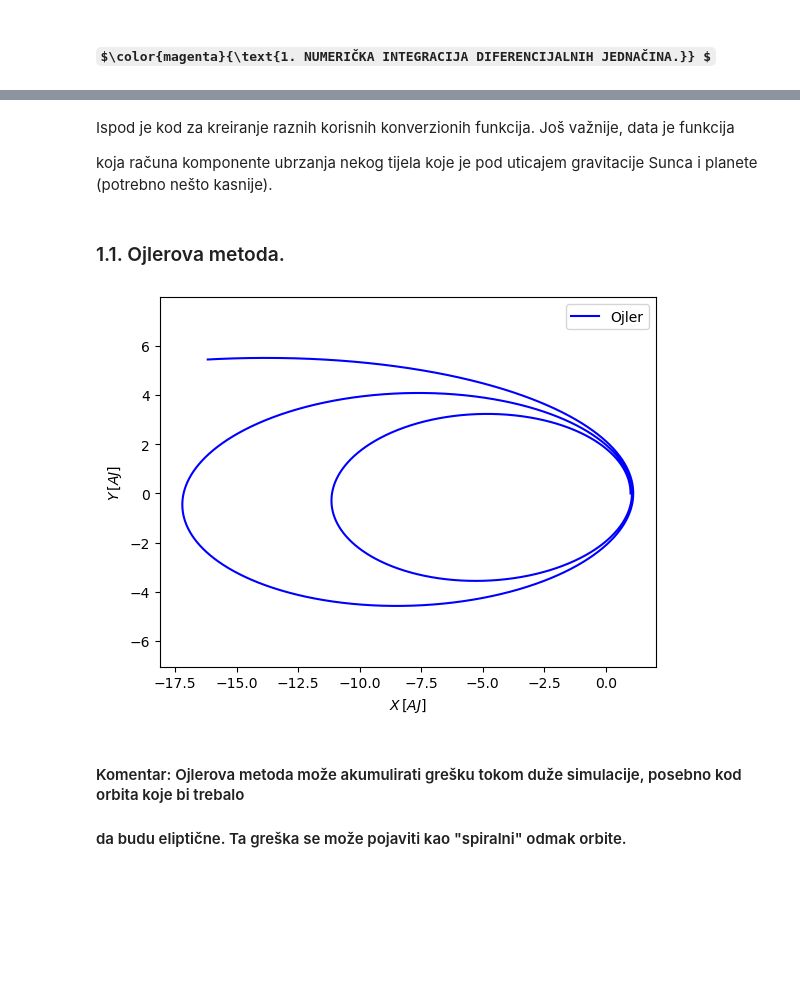
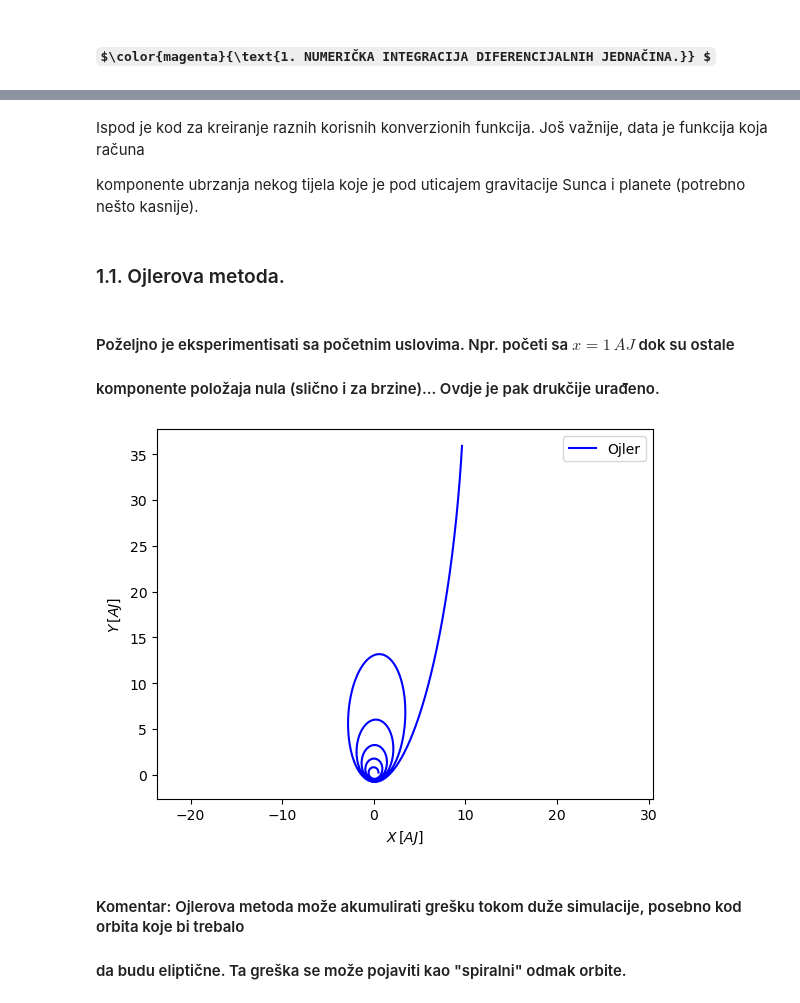
Before and after one commit to zorzeus/Numericke-metode-u-astronomiji, a Jupyter notebook: nma_07.ipynb, the cells around one changed output, grey strips where cells are left out. Cells and saved outputs as stored; diff of their text form; code cells hidden in the pictures; some formulas as TeX source; blank space fills up the shorter version.

```diff
--- a/nma_07.ipynb
+++ b/nma_07.ipynb
@@ -21,7 +25,7 @@ Pretpostavka je da su poznati početni uslovi (položaj i brzina). Takođe, pozn
 # %% [markdown]
-Ispod je kod za kreiranje raznih korisnih konverzionih funkcija. Još važnije, data je funkcija
+Ispod je kod za kreiranje raznih korisnih konverzionih funkcija. Još važnije, data je funkcija koja računa
 
-koja računa komponente ubrzanja nekog tijela koje je pod uticajem gravitacije Sunca i planete (potrebno nešto kasnije).
+komponente ubrzanja nekog tijela koje je pod uticajem gravitacije Sunca i planete (potrebno nešto kasnije).
 # %% [markdown]
 ### 1.1. Ojlerova metoda.
 # %%
@@ -67,14 +74,18 @@ def ubrzanje_3tijela(x,y,z,xp,yp,zp,Ms,Mp, gama):
 
 gm=1.32712440018e20 # gravitaciona konstanta * masa Sunca
 au=149597870700.
+# %% [markdown]
+#### Poželjno je eksperimentisati sa početnim uslovima. Npr. početi sa $x=1\,AJ$ dok su ostale
+
+#### komponente položaja nula (slično i za brzine)... Ovdje je pak drukčije urađeno.
 # %%
-x=[au2m(1)] # početni položaji
-y=[0]
+x=[au2m(0.5)] # početni položaji
+y=[au2m(0.25)]
 z=[0]
 
 vx=[0] # početne brzine
 vy=[4e4]
-vz=[0]
+vz=[1e3]
 
 t=year2second(50) # parametri integracije
 dt=day2second(1)
@@ -83,34 +94,34 @@ tt=0
 
 while tt<t:
 
     r=np.sqrt(x[-1]**2+y[-1]**2+z[-1]**2) #trenutno heliocentrično rastojanje
 
     # komponente ubrzanja
     ax=-gm/r**3*x[-1]
     ay=-gm/r**3*y[-1]
     az=-gm/r**3*z[-1]
 
     # koordinate
     x.append(x[-1]+vx[-1]*dt)
     y.append(y[-1]+vy[-1]*dt)
     z.append(z[-1]+vz[-1]*dt)
 
     # brzine
     vx.append(vx[-1]+ax*dt)
     vy.append(vy[-1]+ay*dt)
     vz.append(vz[-1]+az*dt)
 
     # vrijeme
     tt=tt+dt
 
 plt.plot(m2au(np.array(x)), m2au(np.array(y)),'b', label='Ojler')
 plt.axis('equal')
 plt.xlabel(r'$X\,[AJ]$')
 plt.ylabel(r'$Y\,[AJ]$')
 plt.legend()
 plt.show()
 # %% [output]
-[figure, old version]
+[figure, new version]
 # %% [markdown]
 #### Komentar: Ojlerova metoda može akumulirati grešku tokom duže simulacije, posebno kod orbita koje bi trebalo
 #### da budu eliptične. Ta greška se može pojaviti kao "spiralni" odmak orbite.
```
Also changed, not shown: parts of 3 cells of this notebook.
